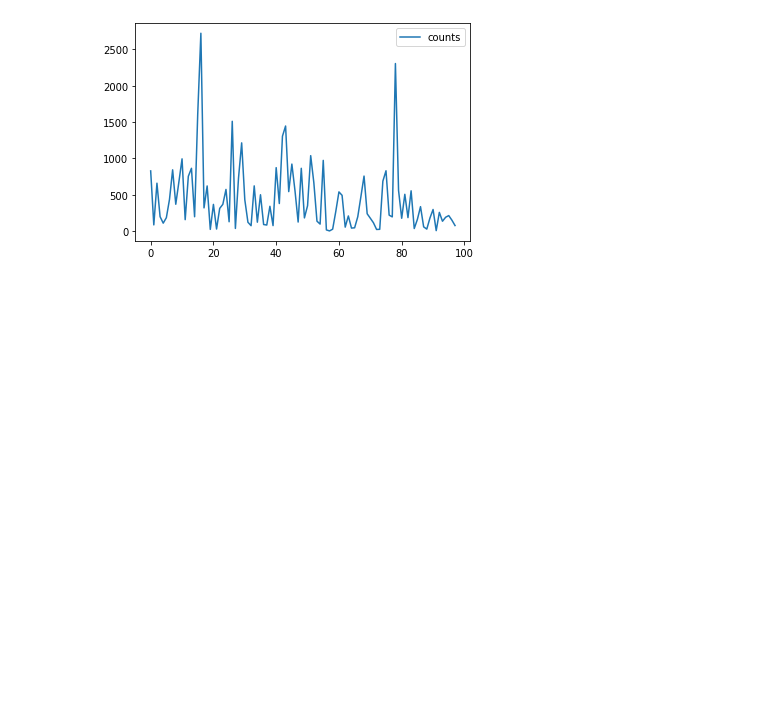
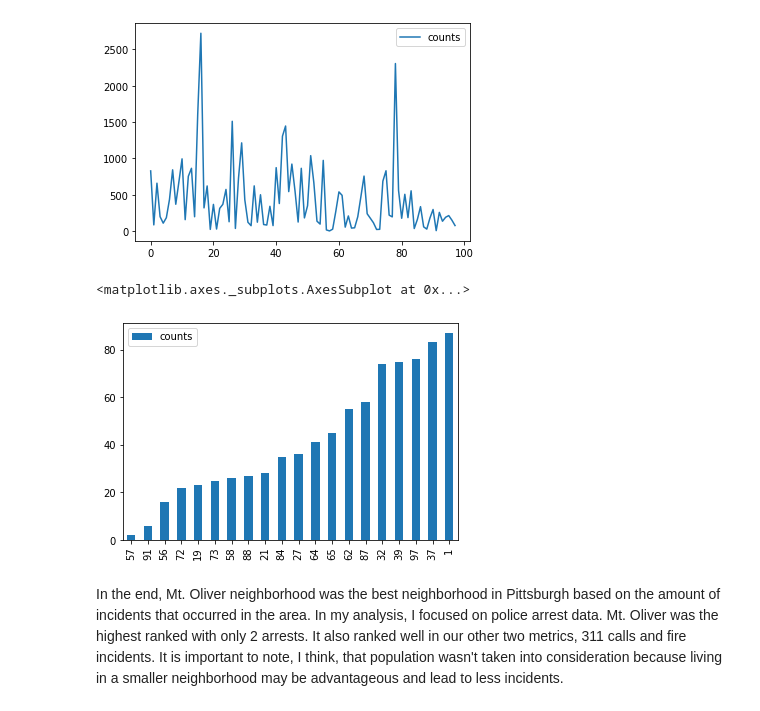
Before and after one commit to Casey4D/Group-10-Final-Project, a Jupyter notebook: Neighborhood-Arrests.ipynb, the cells around one changed output. Drawn from its saved outputs; the diff is of its cells as text; code cells hidden in the pictures; blank space fills up the shorter version.

```diff
--- a/Neighborhood-Arrests.ipynb
+++ b/Neighborhood-Arrests.ipynb
@@ -54,3 +65,10 @@ neighborhoodarrests.plot()
 # %% [output]
 <matplotlib.axes._subplots.AxesSubplot at 0x...>
 [figure]
+# %%
+orderedarrests.head(20).plot.bar()
+# %% [output]
+<matplotlib.axes._subplots.AxesSubplot at 0x...>
+[figure, added]
+# %% [markdown]
+In the end, Mt. Oliver neighborhood was the best neighborhood in Pittsburgh based on the amount of incidents that occurred in the area. In my analysis, I focused on police arrest data. Mt. Oliver was the highest ranked with only 2 arrests. It also ranked well in our other two metrics, 311 calls and fire incidents. It is important to note, I think, that population wasn't taken into consideration because living in a smaller neighborhood may be advantageous and lead to less incidents.
```
Also changed, not shown: parts of 3 cells of this notebook, 1 other file.
